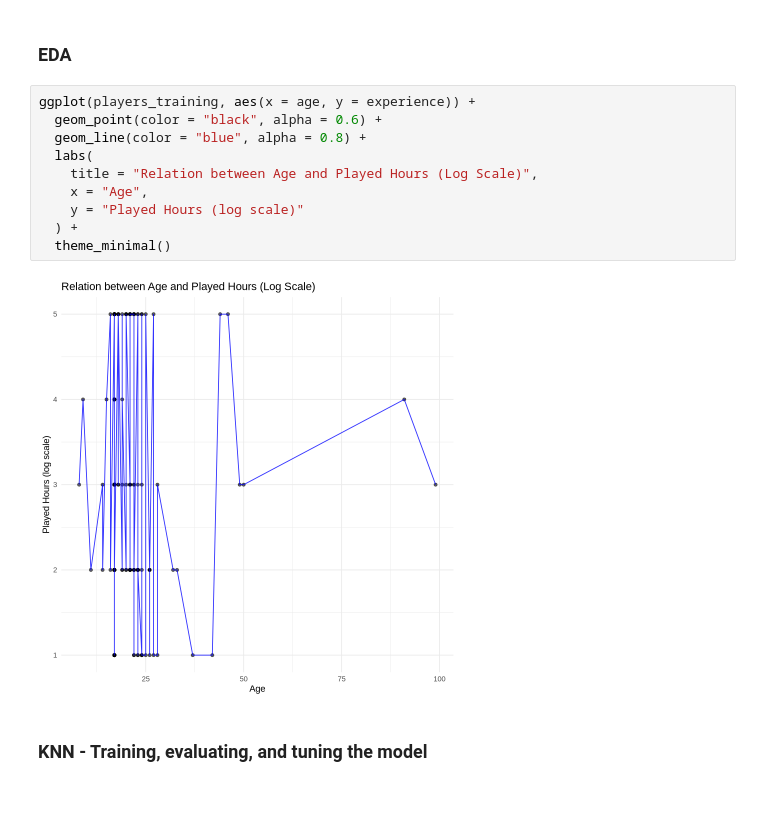
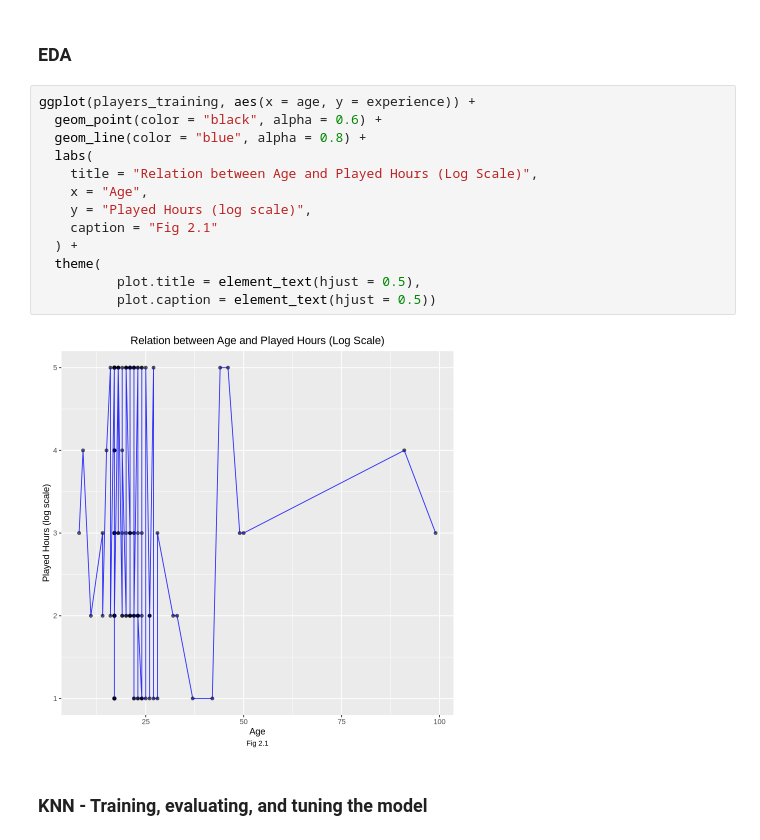
Before and after one commit to Orelye/dsci_100_project, a Jupyter notebook: Compiled.ipynb, the cells around one changed output. Drawn from its saved outputs; the diff is of its cells as text; blank space fills up the shorter version.

```diff
--- a/Compiled.ipynb
+++ b/Compiled.ipynb
@@ -350,15 +350,18 @@ players_testing <- testing(players_split)
 # %%
 ggplot(players_training, aes(x = age, y = experience)) +
   geom_point(color = "black", alpha = 0.6) +
   geom_line(color = "blue", alpha = 0.8) +
   labs(
     title = "Relation between Age and Played Hours (Log Scale)",
     x = "Age",
-    y = "Played Hours (log scale)"
+    y = "Played Hours (log scale)",
+    caption = "Fig 2.1"
   ) +
-  theme_minimal()
+  theme(
+          plot.title = element_text(hjust = 0.5),
+          plot.caption = element_text(hjust = 0.5))
 # %% [output]
-[figure, old version]
+[figure, new version]
 # %% [markdown]
 ### KNN - Training, evaluating, and tuning the model
 # %%
```
Also changed, not shown: parts of 5 cells of this notebook.
